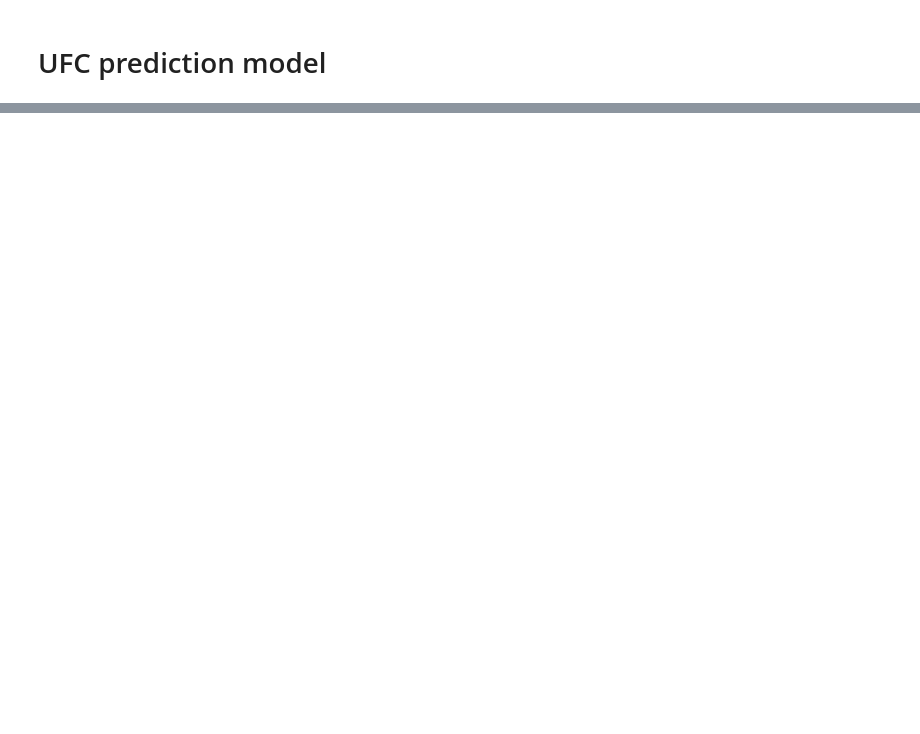
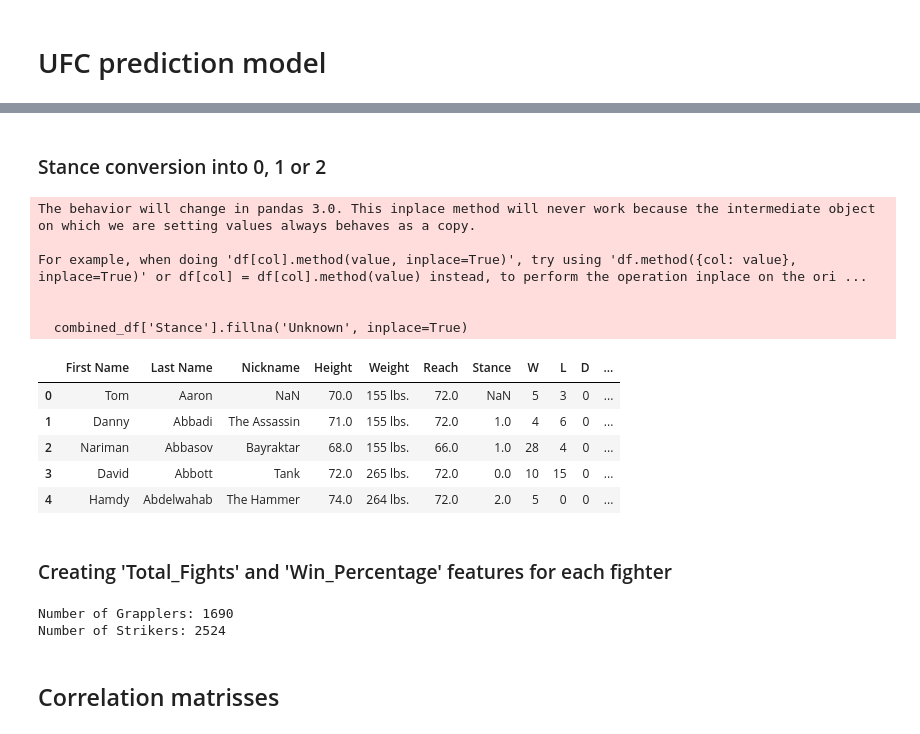
Before and after one commit to BurovDanil/MinorAI, a Jupyter notebook: PythonCR/Personal project/UfcModel.ipynb, the cells around one changed output, grey strips where cells are left out. Saved outputs shown, nothing was run; the diff lists cells and outputs as text; code cells hidden in the pictures; blank space fills up the shorter version.

```diff
--- a/PythonCR/Personal project/UfcModel.ipynb
+++ b/PythonCR/Personal project/UfcModel.ipynb
@@ -47,0 +311,56 @@ print(df.head())
+# %% [markdown]
+### Stance conversion into 0, 1 or 2
+# %%
+combined_df['Stance'].fillna('Unknown', inplace=True)
+
+stance_mapping = {'Switch' : 0, 'Orthodox': 1, 'Southpaw': 2}
+
+combined_df['Stance'] = combined_df['Stance'].map(stance_mapping)
+
+combined_df.to_excel('Updated_UFC_File.xlsx', index=False)
+
+combined_df.head()
+# %% [output]
+The behavior will change in pandas 3.0. This inplace method will never work because the intermediate object on which we are setting values always behaves as a copy.
+
+For example, when doing 'df[col].method(value, inplace=True)', try using 'df.method({col: value}, inplace=True)' or df[col] = df[col].method(value) instead, to perform the operation inplace on the ori ...
+
+
+  combined_df['Stance'].fillna('Unknown', inplace=True)
+|  | First Name | Last Name | Nickname | Height | Weight | Reach | Stance | W | L | D | ... |
+| 0 | Tom | Aaron | NaN | 70.0 | 155 lbs. | 72.0 | NaN | 5 | 3 | 0 | ... |
+| 1 | Danny | Abbadi | The Assassin | 71.0 | 155 lbs. | 72.0 | 1.0 | 4 | 6 | 0 | ... |
+| 2 | Nariman | Abbasov | Bayraktar | 68.0 | 155 lbs. | 66.0 | 1.0 | 28 | 4 | 0 | ... |
+| 3 | David | Abbott | Tank | 72.0 | 265 lbs. | 72.0 | 0.0 | 10 | 15 | 0 | ... |
+| 4 | Hamdy | Abdelwahab | The Hammer | 74.0 | 264 lbs. | 72.0 | 2.0 | 5 | 0 | 0 | ... |
+# %% [markdown]
+### Creating 'Total_Fights' and 'Win_Percentage' features for each fighter
+# %%
+combined_df['Total_Fights'] = combined_df['W'] + combined_df['L'] + combined_df['D']
+
+combined_df['Win_Percentage'] = (combined_df['W'] / combined_df['Total_Fights']) * 100
+
+# Fill NaN or infinite values with 0 before converting to integer
+combined_df['Win_Percentage'] = combined_df['Win_Percentage'].fillna(0).replace([float('inf'), -float('inf')], 0).round(0).astype(int)
+
+combined_df['Win_Percentage'] = combined_df['Win_Percentage'].astype(str) + '%'
+
+#Grappler will be 0 and striker will be 1
+combined_df['Grappler/Striker'] = combined_df['TD Avg.'].apply(lambda x: 0 if x > 1 else 1)
+
+combined_df.to_excel('UFC_Statistics.xlsx', index=False)
+
+# combined_df.head()
+
+# Calculate the number of grapplers (0) and strikers (1)
+grappler_count = combined_df[combined_df['Grappler/Striker'] == 0].shape[0]
+striker_count = combined_df[combined_df['Grappler/Striker'] == 1].shape[0]
+
+# Display the counts
+print(f"Number of Grapplers: {grappler_count}")
+print(f"Number of Strikers: {striker_count}")
+# %% [output]
+Number of Grapplers: 1690
+Number of Strikers: 2524
+# %% [markdown]
+## Correlation matrisses
```
Also changed, not shown: parts of 28 cells of this notebook.
